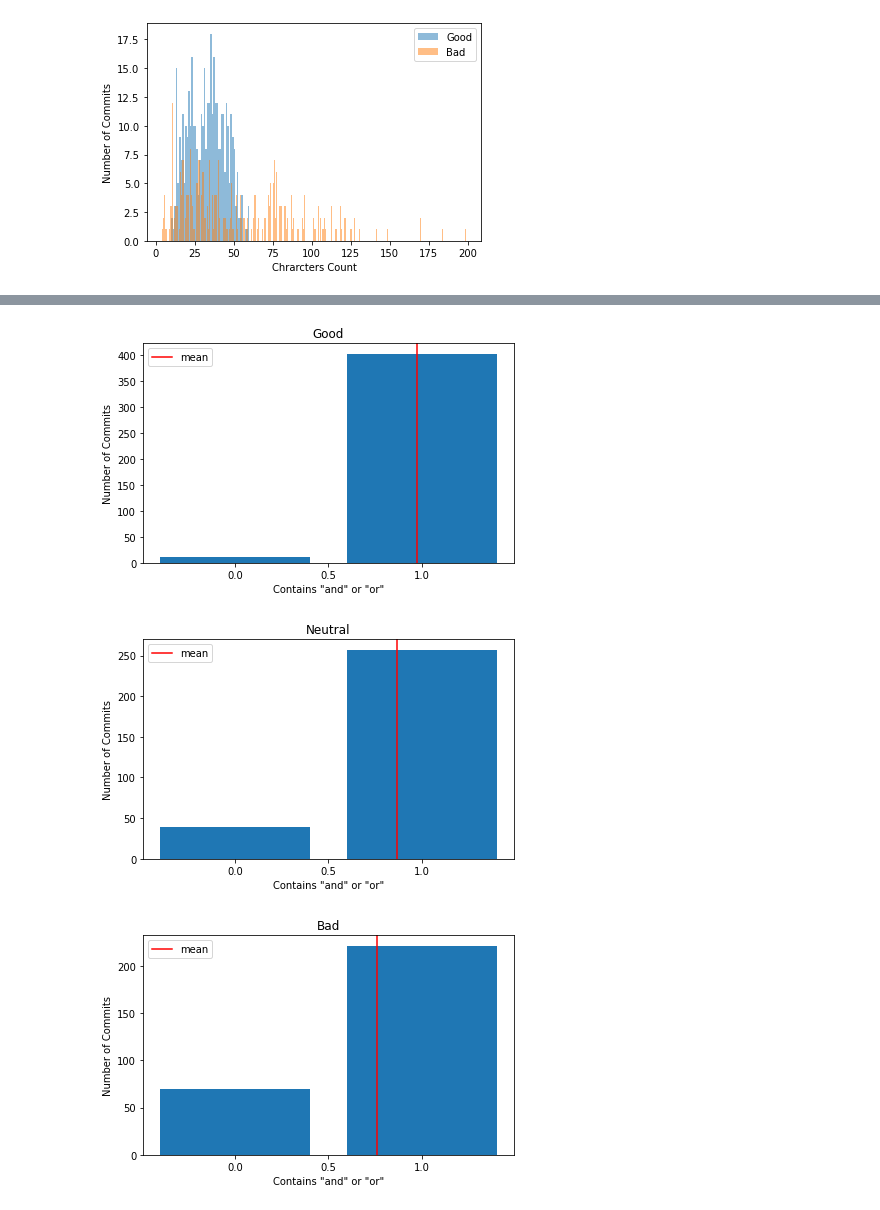
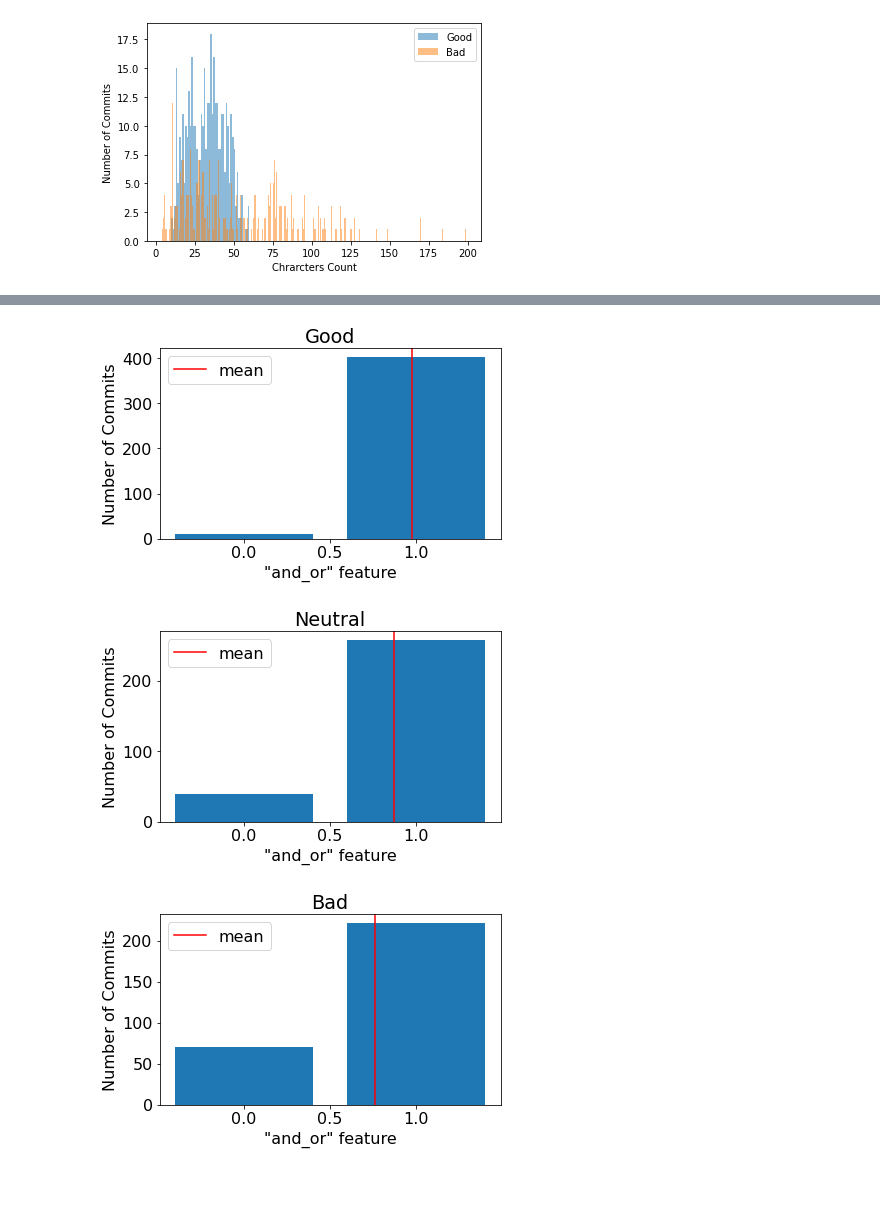
Before and after one commit to jeankhechfe/commit-quality, a Jupyter notebook: jupyter_notebook/distribution_charts(message-only-features)(new labeling).ipynb, the cells around one changed output, grey strips where cells are left out. Cells and saved outputs as stored; diff of their text form; code cells hidden in the pictures; blank space fills up the shorter version.

```diff
--- a/jupyter_notebook/distribution_charts(message-only-features)(new labeling).ipynb
+++ b/jupyter_notebook/distribution_charts(message-only-features)(new labeling).ipynb
@@ -17,6 +17,8 @@ print(data_bad.shape)
 (413, 9)
 (296, 9)
 (291, 9)
+# %%
+plt.rcParams.update({'font.size': 16})
 # %%
 def drow_histogram(x, bins, title):
     plt.hist(x,bins)
@@ -115,15 +137,15 @@ drow_histogram_2(x3, 'Bad', 'End with a Dot')
 # %%
 x1 = data_good['and_or']
 x2 = data_neutral['and_or']
 x3 = data_bad['and_or']
 
-drow_histogram_2(x1, 'Good', 'Contains "and" or "or"')
-drow_histogram_2(x2, 'Neutral', 'Contains "and" or "or"')
-drow_histogram_2(x3, 'Bad', 'Contains "and" or "or"')
+drow_histogram_2(x1, 'Good', '"and_or" feature')
+drow_histogram_2(x2, 'Neutral', '"and_or" feature')
+drow_histogram_2(x3, 'Bad', '"and_or" feature')
 # %% [output]
-[figure, old version]
+[figure, new version]
-[figure, old version]
+[figure, new version]
-[figure, old version]
+[figure, new version]
 # %%
 x1 = data_good['capital_start']
 x2 = data_neutral['capital_start']
```
Also changed, not shown: parts of 6 cells of this notebook, 2 other files.
